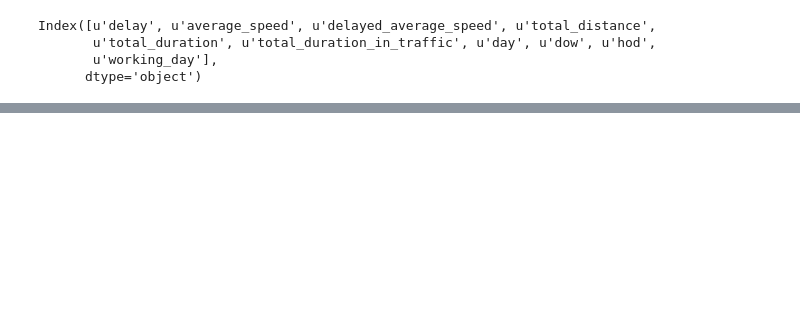
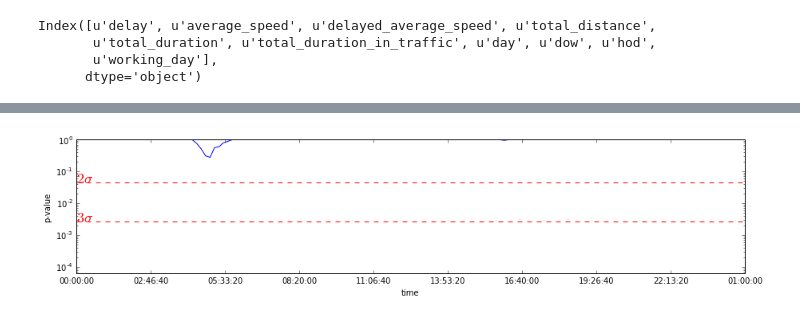
Before and after one commit to yhaddad/traffic-analysis-linz, a Jupyter notebook: 2-unexpected-event-detection.ipynb, the cells around one changed output, grey strips where cells are left out. Saved outputs shown, nothing was run; the diff lists cells and outputs as text; code cells hidden in the pictures; blank space fills up the shorter version.

```diff
--- a/2-unexpected-event-detection.ipynb
+++ b/2-unexpected-event-detection.ipynb
@@ -74,0 +90,14 @@ plt.show()
+# %%
+plt.figure(figsize=(15,3))
+c_data['unexpected_event'] = [norm.sf(c_data.delta[i]/c_data.delay_std[i])*2 if c_data.delay_std[i]!=0 else 1 for i in range(c_data.delay_std.shape[0])]
+plt.plot(c_data.tod,c_data.unexpected_event, label = 'difference')
+plt.axhline(y=norm.sf(2)*2, ls='--', c='red')
+plt.axhline(y=norm.sf(3)*2, ls='--', c='red')
+plt.text(0,norm.sf(2)*2, '$2\sigma$', rotation=0, fontsize=18, color='red')
+plt.text(0,norm.sf(3)*2, '$3\sigma$', rotation=0, fontsize=18, color='red')
+plt.ylim([norm.sf(4)*2, 1])
+plt.ylabel('p-value')
+plt.yscale('log')
+plt.show()
+# %% [output]
+[figure, added]
```
Also changed, not shown: parts of 11 cells of this notebook, 4 other files.
